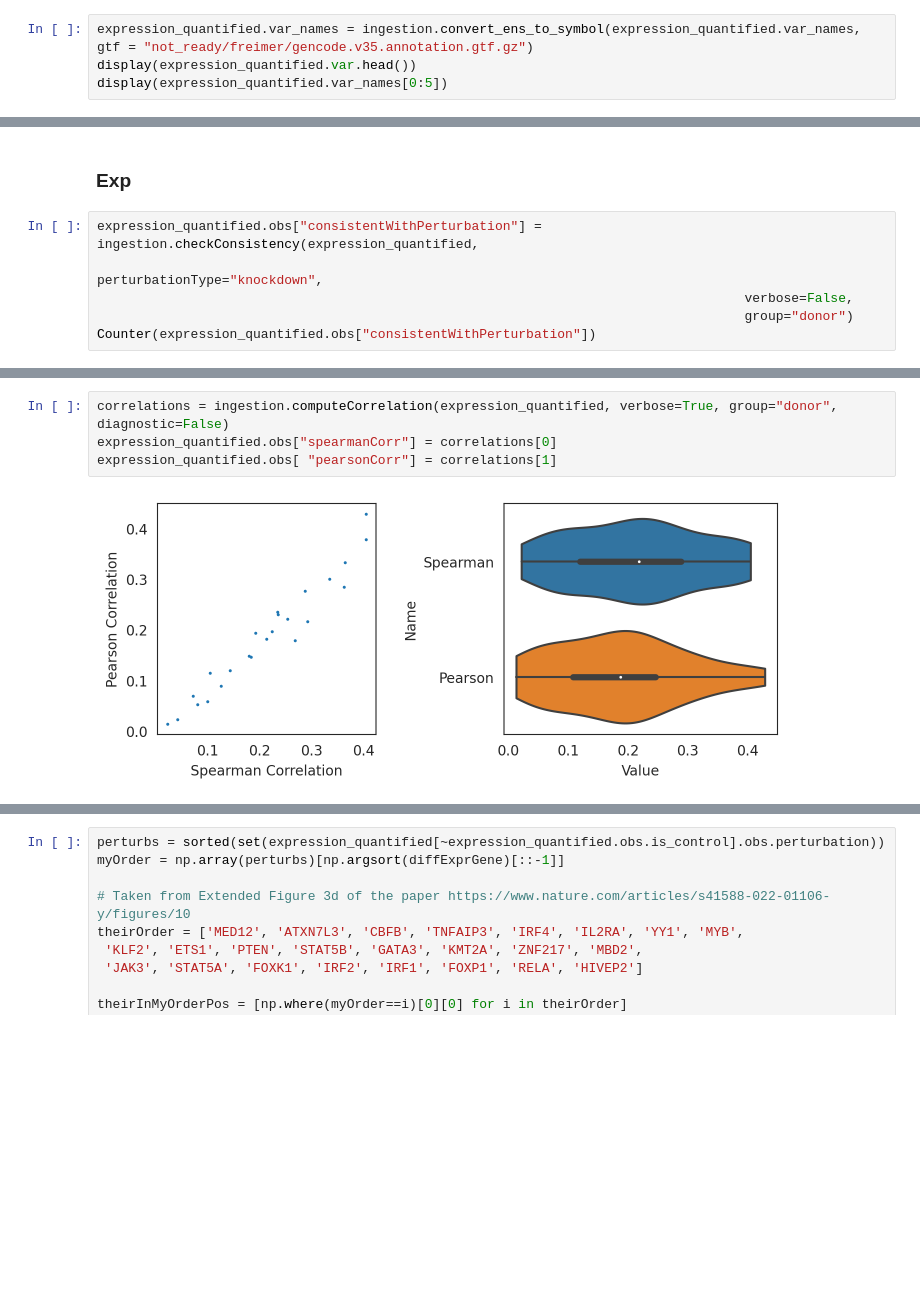
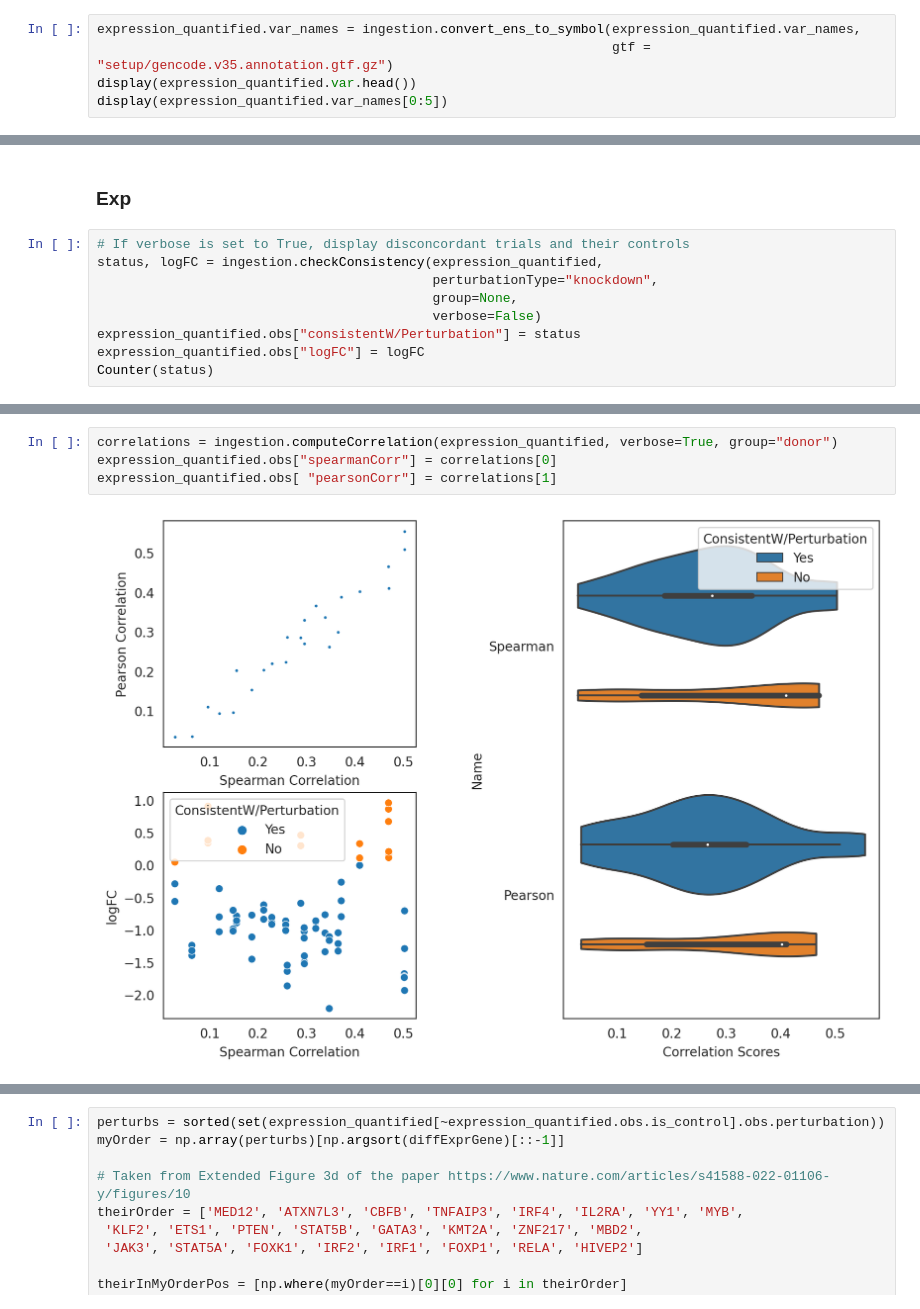
Before and after one commit to ekernf01/perturbation_data, a Jupyter notebook: setup/freimer.ipynb, the cells around one changed output, grey strips where cells are left out. Cells and saved outputs as stored; diff of their text form; blank space fills up the shorter version.

Commit message:
QC for nakatake/freimer. Checked supplemental table 3. Bigness measure (DEG, norm2) seem similar on full transcriptome vs only TF

```diff
--- a/setup/freimer.ipynb
+++ b/setup/freimer.ipynb
@@ -101,7 +101,8 @@ del sample_metadata
 # %% [markdown]
 ### Convert ensembl gene id's to gene symbol
 # %%
-expression_quantified.var_names = ingestion.convert_ens_to_symbol(expression_quantified.var_names, gtf = "not_ready/freimer/gencode.v35.annotation.gtf.gz")
+expression_quantified.var_names = ingestion.convert_ens_to_symbol(expression_quantified.var_names,
+                                                                  gtf = "setup/gencode.v35.annotation.gtf.gz")
 display(expression_quantified.var.head())
 display(expression_quantified.var_names[0:5])
 # %% [output]
@@ -168,9 +169,12 @@ plt.show()
 # %% [markdown]
 ### Exp
 # %%
-expression_quantified.obs["consistentWithPerturbation"] = ingestion.checkConsistency(expression_quantified,
-                                                                                   perturbationType="knockdown",
-                                                                                   verbose=False,
-                                                                                   group="donor")
-Counter(expression_quantified.obs["consistentWithPerturbation"])
+# If verbose is set to True, display disconcordant trials and their controls
+status, logFC = ingestion.checkConsistency(expression_quantified,
+                                           perturbationType="knockdown",
+                                           group=None,
+                                           verbose=False)
+expression_quantified.obs["consistentW/Perturbation"] = status
+expression_quantified.obs["logFC"] = logFC
+Counter(status)
 # %% [output]
@@ -177,10 +182,10 @@ Counter(expression_quantified.obs["consistentWithPerturbation"])
 Counter({'NA': 23, 'Yes': 58, 'No': 14})
 # %%
-correlations = ingestion.computeCorrelation(expression_quantified, verbose=True, group="donor", diagnostic=False)
+correlations = ingestion.computeCorrelation(expression_quantified, verbose=True, group="donor")
 expression_quantified.obs["spearmanCorr"] = correlations[0]
 expression_quantified.obs[ "pearsonCorr"] = correlations[1]
 # %% [output]
-[figure, old version]
+[figure, new version]
 # %%
 (diffExprGene,
  mutualInfo,
```
Also changed, not shown: parts of 6 cells of this notebook, 4 other files.
